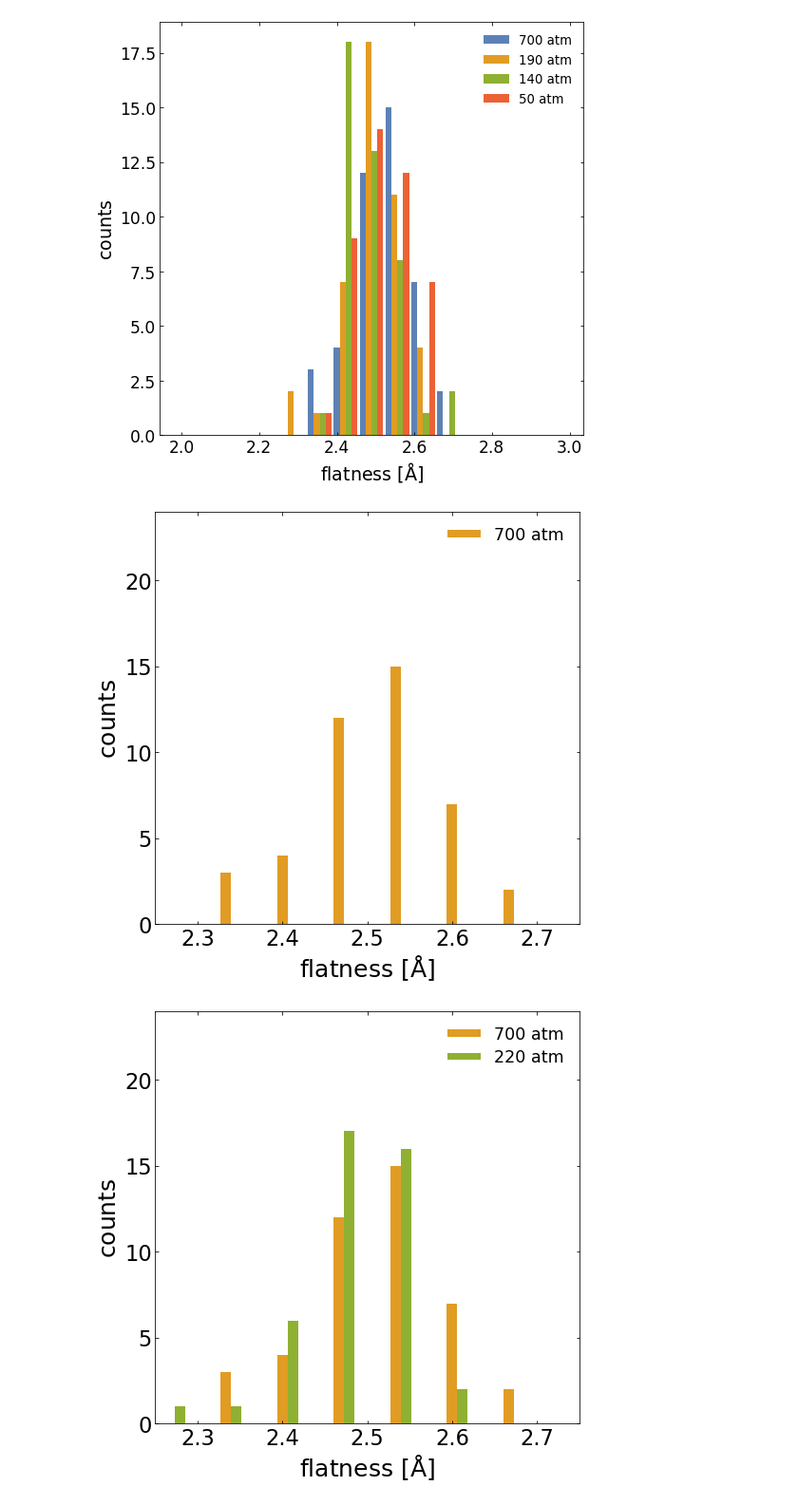
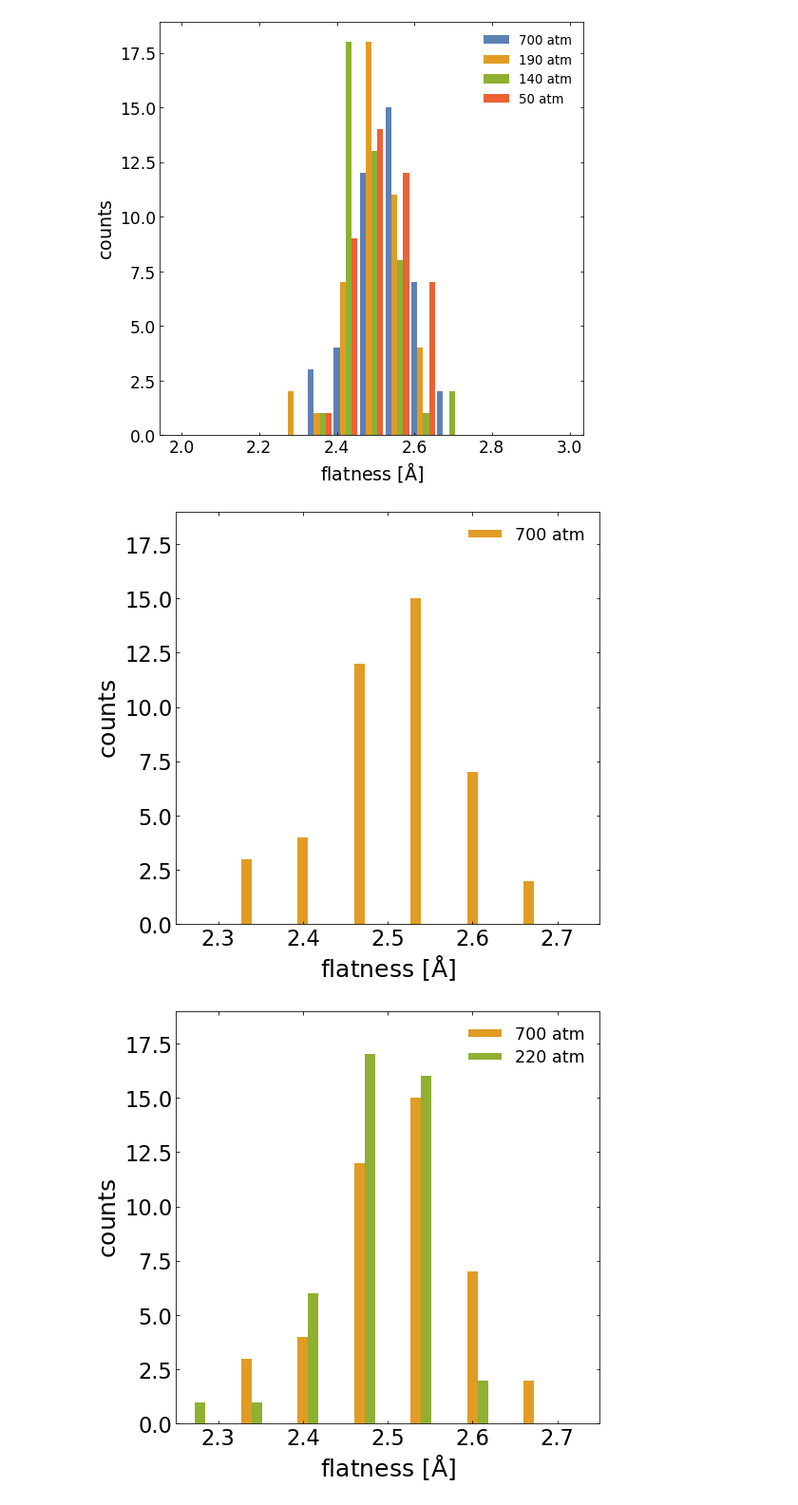
Before and after one commit to profesorperez/asphaltene_depressurization, a Jupyter notebook: asphaltene_deformations.ipynb, the cells around one changed output. Shown at 95% size. Cells and saved outputs as stored; diff of their text form; code cells hidden in the pictures.

Commit message:
fixed vertical scale flatness plots

```diff
--- a/asphaltene_deformations.ipynb
+++ b/asphaltene_deformations.ipynb
@@ -743,23 +743,23 @@ plt.show()
 # %%
 press_selection = [700, 220, 190, 140, 50]
 wdt = (flatness_hst[0][1][-1] - flatness_hst[0][1][-2])/(len(press_selection)+0.4)
 lft = 25
 for j in range(len(press_selection)):
   plt.figure(figsize=(8,8))
   i = 0
   for p in press_selection[:j+1]:
     plt.bar(flatness_hst[pressure.index(p)][1][:-1]+wdt*i, flatness_hst[pressure.index(p)][0],\
             color=colors[i+1], align='center', width=wdt, label='{:d} atm'.format(p))
     i += 1
   plt.tick_params(which='both', labelsize=0.9*lft, direction="in", right=True, top=True)
   plt.xlabel(r'$\mathrm{flatness \ [\AA]}$', fontsize=lft)
   plt.ylabel(r'$\mathrm{counts}$', fontsize=lft)
 #   plt.yscale('log')
-  plt.ylim([0, flmax + 3])
+  plt.ylim([0, 19])
   plt.xlim([2.25, 2.75])
   plt.legend(loc='upper right', fontsize=0.7*lft, frameon=False, handleheight=0.25, labelspacing=0.35)
 #   plt.savefig('../plots/flatness_{:d}.png'.format(j+1), dpi=300, transparent=False, bbox_inches='tight')
   plt.show()
 # %% [output]
-[figure, old version]
+[figure, new version]
-[figure, old version]
+[figure, new version]
```
Also changed, not shown: parts of 1 cell of this notebook.
